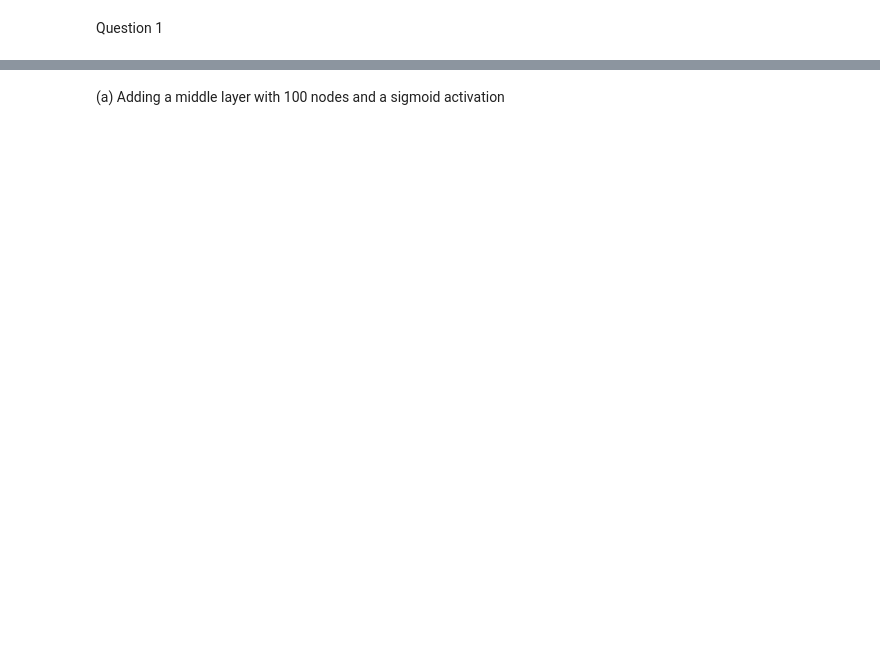
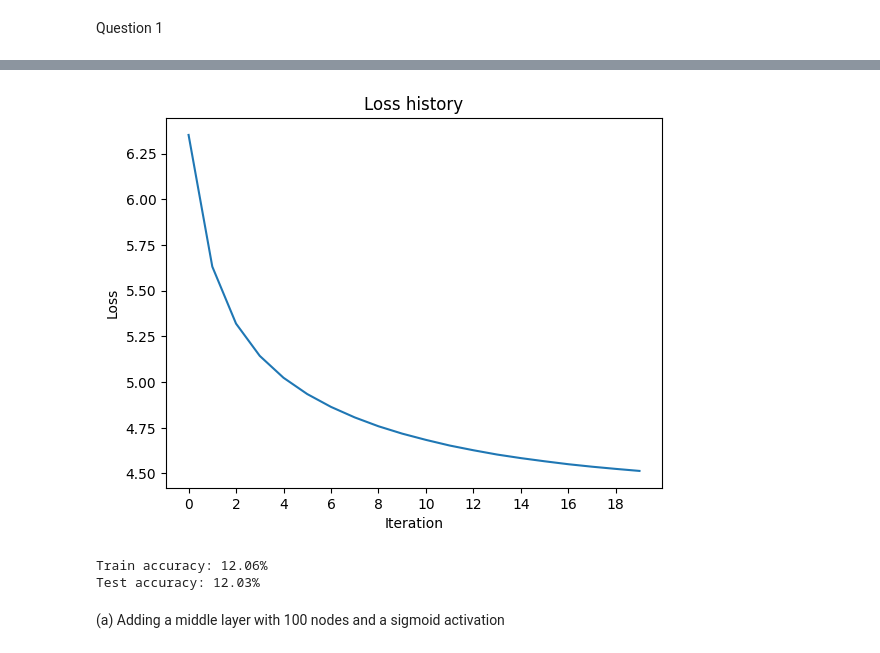
Before and after one commit to priyankan-v/Assignment-3-on-Neural-Networks, a Jupyter notebook: 210498T_a03.ipynb, the cells around one changed output, grey strips where cells are left out. Saved outputs shown, nothing was run; the diff lists cells and outputs as text; code cells hidden in the pictures; blank space fills up the shorter version.

```diff
--- a/210498T_a03.ipynb
+++ b/210498T_a03.ipynb
@@ -47,0 +79,31 @@ KeyboardInterrupt:
+# %%
+for t in range(iterations):
+    running_loss = 0.0
+    for i, data in enumerate(trainloader, 0):
+        # Get inputs and labels
+        inputs, labels = data
+        Ntr = inputs.shape[0]  # Batch size
+        x_train = inputs.view(Ntr, -1).to(device)  # Flatten input to (Ntr, Din)
+        y_train_onehot = nn.functional.one_hot(labels, K).float().to(device)  # Convert labels to one-hot
+
+        # Forward pass
+        y_pred = x_train.mm(w) + b  # Output layer activation
+
+        # Loss calculation (Mean Squared Error with regularization)
+        loss = (1/Ntr) * torch.sum((y_pred - y_train_onehot) ** 2) + reg * torch.sum(w ** 2)
+        running_loss += loss.item()
+
+        # Backpropagation
+        dy_pred = (2.0 / Ntr) * (y_pred - y_train_onehot)
+        dw = x_train.t().mm(dy_pred) + reg * w
+        db = dy_pred.sum(dim=0)
+
+        # Parameter update
+        w = w - lr * dw
+        b = b - lr * db
+
+    loss_history.append(running_loss / len(trainloader))
+    print(f"Epoch {t + 1} / {iterations}, Loss: {running_loss / len(trainloader)}")
+
+    # Learning rate decay
+    lr *= lr_decay
@@ -47,0 +134,9 @@ KeyboardInterrupt:
+# %%
+plt.plot(loss_history)
+plt.xlabel('Iteration')
+plt.ylabel('Loss')
+plt.xticks(range(0, iterations, 2))
+plt.title('Loss history')
+plt.show()
+# %% [output]
+[figure, added]
@@ -48,2 +158,11 @@ KeyboardInterrupt:
+# %%
+train_accuracy = calculate_accuracy(trainloader, w, b)
+test_accuracy = calculate_accuracy(testloader, w, b)
+
+print(f"Train accuracy: {train_accuracy:.2f}%")
+print(f"Test accuracy: {test_accuracy:.2f}%")
+# %% [output]
+Train accuracy: 12.06%
+Test accuracy: 12.03%
 # %% [markdown]
 (a) Adding a middle layer with 100 nodes and a sigmoid activation
```
Also changed, not shown: parts of 22 cells of this notebook.
